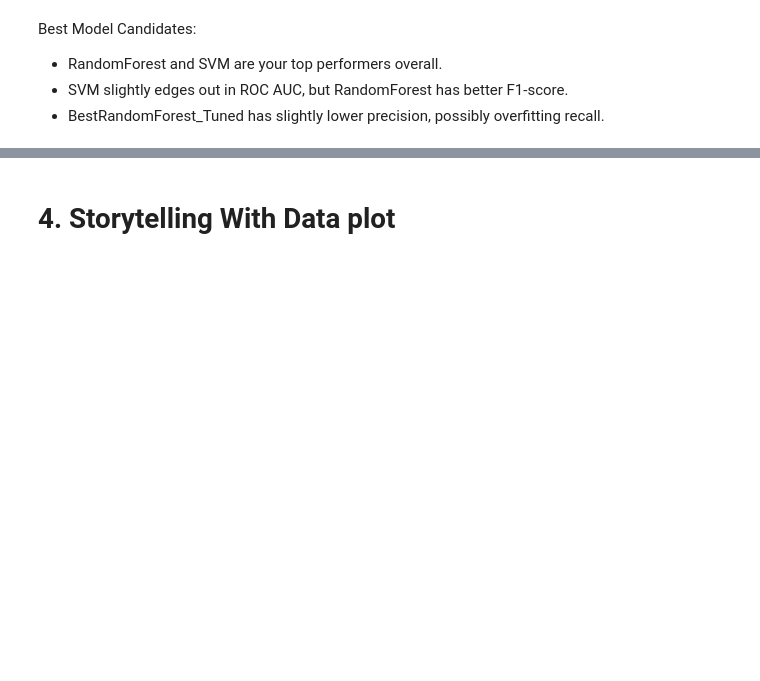
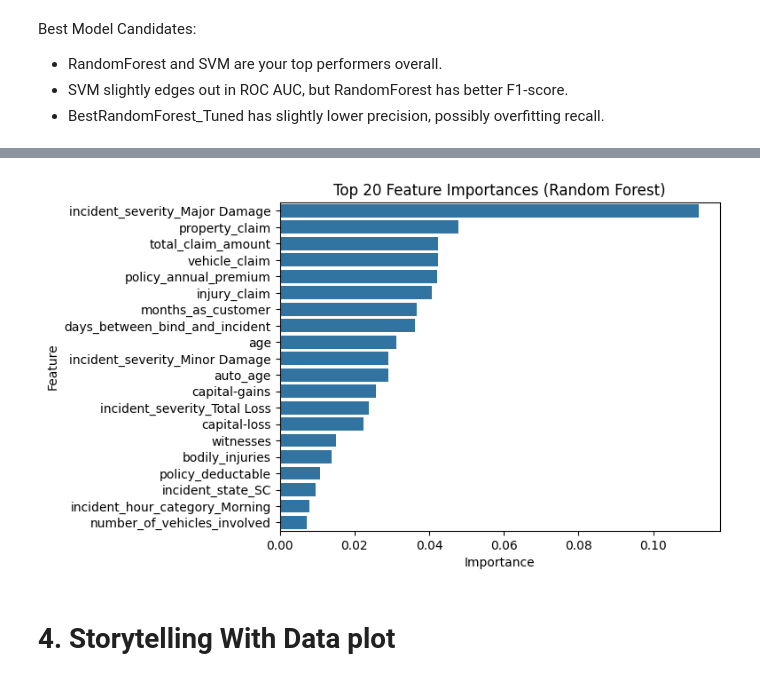
Before and after one commit to SergeyNelyapenkoBU/2025-spring-B2, a Jupyter notebook: OMDS-ModB2-Week11-Nelyapenko-Sergey_insurance_claims.ipynb, the cells around one changed output, grey strips where cells are left out. Cells and saved outputs as stored; diff of their text form; code cells hidden in the pictures; blank space fills up the shorter version.

Commit message:
HW11: rework on modeling

```diff
--- a/OMDS-ModB2-Week11-Nelyapenko-Sergey_insurance_claims.ipynb
+++ b/OMDS-ModB2-Week11-Nelyapenko-Sergey_insurance_claims.ipynb
@@ -520,3 +516,24 @@ Best Model Candidates:
   - RandomForest and SVM are your top performers overall.
   - SVM slightly edges out in ROC AUC, but RandomForest has better F1-score.
   - BestRandomForest_Tuned has slightly lower precision, possibly overfitting recall.
+# %%
+from sklearn.ensemble import RandomForestClassifier
+import seaborn as sns
+import matplotlib.pyplot as plt
+
+# Fit model
+rf = RandomForestClassifier(random_state=42)
+rf.fit(X_train, y_train)
+
+# Get feature importances
+importances = rf.feature_importances_
+feature_names = X_train.columns
+
+# Create a DataFrame
+importances_df = pd.DataFrame({
+    'Feature': feature_names,
+    'Importance': importances
+}).sort_values(by='Importance', ascending=False)
+
+# Display top 20
+print(importances_df.head(20).sort_values(by='Importance', ascending=False))
@@ -523,3 +558,9 @@ Best Model Candidates:
+# %%
+sns.barplot(data=importances_df.head(20), x='Importance', y='Feature')
+plt.title('Top 20 Feature Importances (Random Forest)')
+plt.show()
+# %% [output]
+[figure, added]
 # %% [markdown]
 # 4. Storytelling With Data plot
 # %% [markdown]
```
Also changed, not shown: parts of 4 cells of this notebook, 1 other file.
